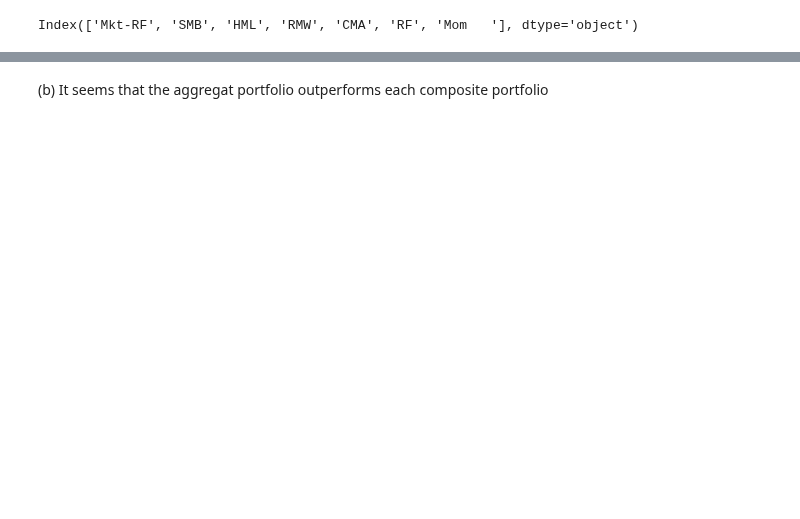
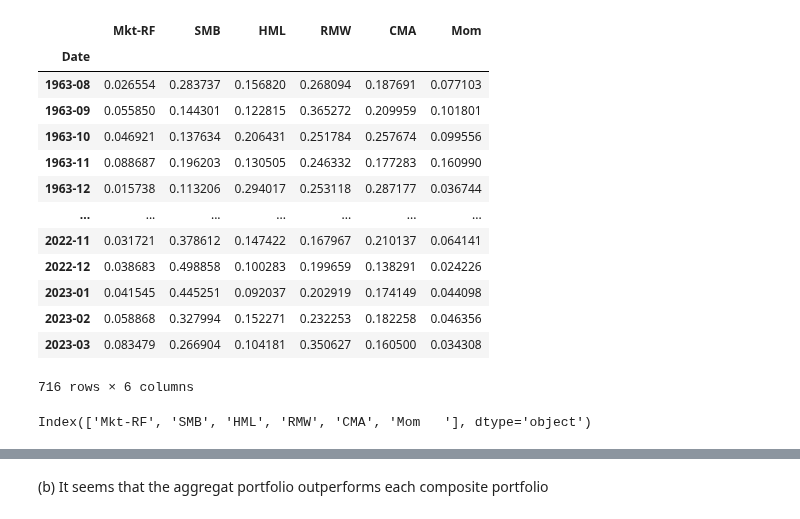
Before and after one commit to jonathoneco/bem114, a Jupyter notebook: Set4/q2.ipynb, the cells around one changed output, grey strips where cells are left out. Cells and saved outputs as stored; diff of their text form; code cells hidden in the pictures; blank space fills up the shorter version.

```diff
--- a/Set4/q2.ipynb
+++ b/Set4/q2.ipynb
@@ -52,0 +81,26 @@ monthly_excess_returns = df.groupby('Date')['ExcessReturns'].sum()
+# %%
+weights = weights.reset_index()
+# %%
+weights['Date'] = weights['Date'].dt.strftime('%Y-%m')
+# %%
+weights = weights.dropna()
+# %%
+weights.index = weights.Date
+weights = weights.drop(columns=['Date'])
+# %%
+weights
+# %% [output]
+|  | Mkt-RF | SMB | HML | RMW | CMA | Mom |
+| Date |  |  |  |  |  |  |
+| 1963-08 | 0.026554 | 0.283737 | 0.156820 | 0.268094 | 0.187691 | 0.077103 |
+| 1963-09 | 0.055850 | 0.144301 | 0.122815 | 0.365272 | 0.209959 | 0.101801 |
+| 1963-10 | 0.046921 | 0.137634 | 0.206431 | 0.251784 | 0.257674 | 0.099556 |
+| 1963-11 | 0.088687 | 0.196203 | 0.130505 | 0.246332 | 0.177283 | 0.160990 |
+| 1963-12 | 0.015738 | 0.113206 | 0.294017 | 0.253118 | 0.287177 | 0.036744 |
+| ... | ... | ... | ... | ... | ... | ... |
+| 2022-11 | 0.031721 | 0.378612 | 0.147422 | 0.167967 | 0.210137 | 0.064141 |
+| 2022-12 | 0.038683 | 0.498858 | 0.100283 | 0.199659 | 0.138291 | 0.024226 |
+| 2023-01 | 0.041545 | 0.445251 | 0.092037 | 0.202919 | 0.174149 | 0.044098 |
+| 2023-02 | 0.058868 | 0.327994 | 0.152271 | 0.232253 | 0.182258 | 0.046356 |
+| 2023-03 | 0.083479 | 0.266904 | 0.104181 | 0.350627 | 0.160500 | 0.034308 |
+716 rows × 6 columns
@@ -71,14 +131,10 @@ def estimate_models(excess_returns, ff5):
 
     return capm_model, ff3_model, carhart_model, ff5_model
 
-ff5_pruned = ff5mom_month.dropna()
-ff5_pruned.sort_index(inplace=True)
-excess_returns = monthly_excess_returns.loc[ff5_pruned.index]
-excess_returns.sort_index(inplace=True)
-
-capm_model, ff3_model, carhart_model, ff5_model = estimate_models(excess_returns, ff5_pruned)
+factor_returns = ff5mom_month[['Mkt-RF','SMB','HML','RMW','CMA','Mom   ']]
+capm_model, ff3_model, carhart_model, ff5_model = estimate_models(excess_returns, factor_returns)
 # %% [output]
-Index(['Mkt-RF', 'SMB', 'HML', 'RMW', 'CMA', 'RF', 'Mom   '], dtype='object')
+Index(['Mkt-RF', 'SMB', 'HML', 'RMW', 'CMA', 'Mom   '], dtype='object')
 # %%
 print(capm_model.summary())
 print(ff3_model.summary())
```
Also changed, not shown: parts of 15 cells of this notebook, 1 other file.
